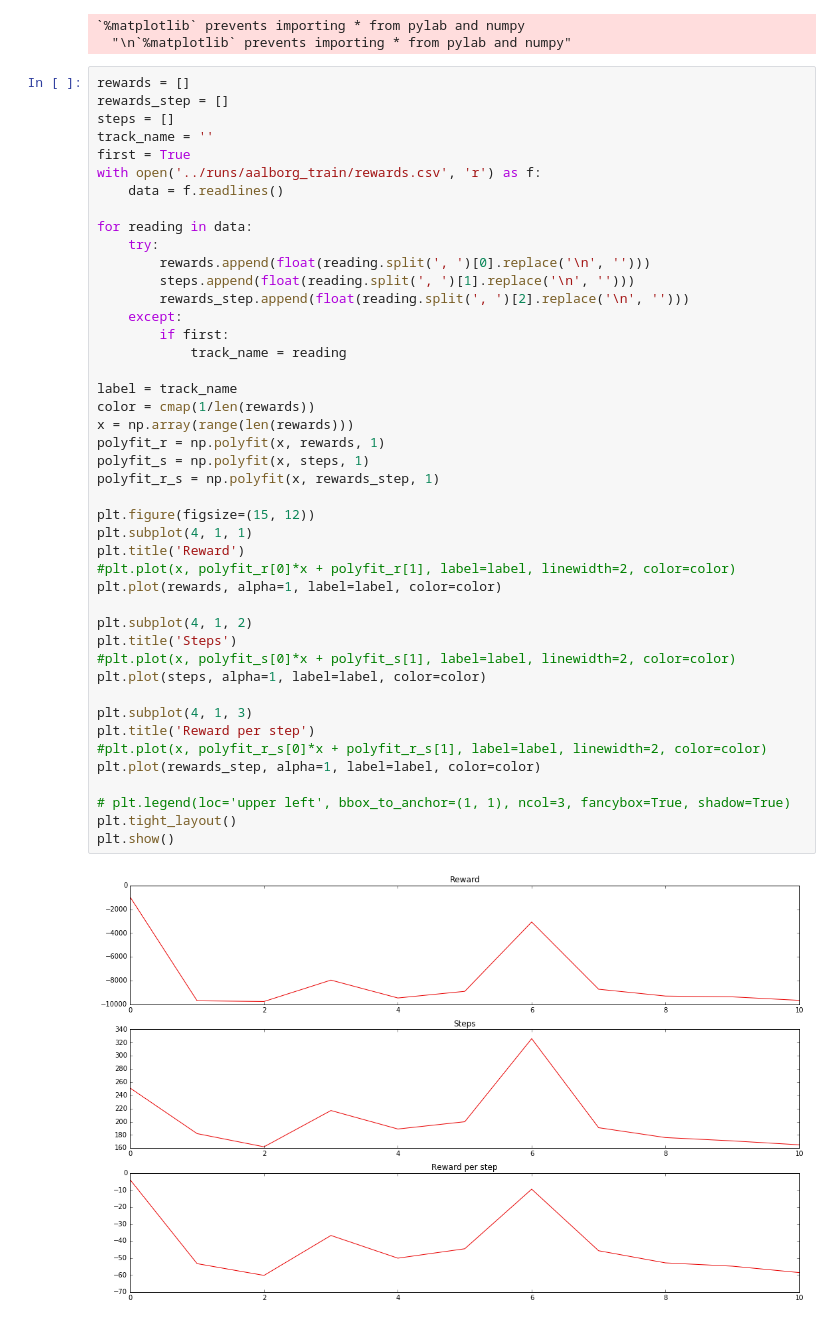
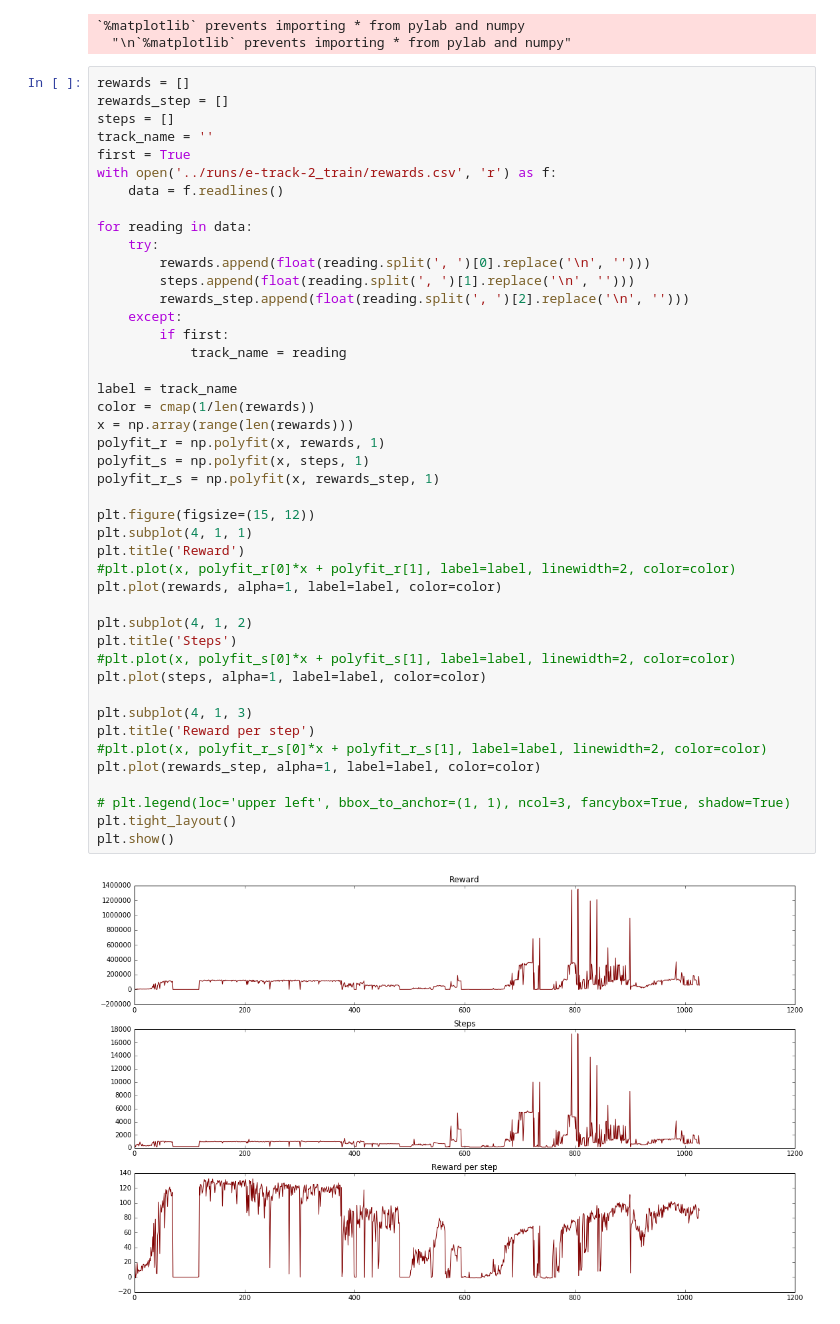
Before and after one commit to nicola-decao/Torcs-with-DDPG, a Jupyter notebook: plots/loss_plot.ipynb, the cells around one changed output. Saved outputs shown, nothing was run; the diff lists cells and outputs as text.

```diff
--- a/plots/loss_plot.ipynb
+++ b/plots/loss_plot.ipynb
@@ -14,7 +14,7 @@ rewards_step = []
 steps = []
 track_name = ''
 first = True
-with open('../runs/aalborg_train/rewards.csv', 'r') as f:
+with open('../runs/e-track-2_train/rewards.csv', 'r') as f:
     data = f.readlines()
 
 for reading in data:
@@ -26,31 +26,31 @@ for reading in data:
         if first:
             track_name = reading
 
 label = track_name
 color = cmap(1/len(rewards))
 x = np.array(range(len(rewards)))
 polyfit_r = np.polyfit(x, rewards, 1)
 polyfit_s = np.polyfit(x, steps, 1)
 polyfit_r_s = np.polyfit(x, rewards_step, 1)
 
 plt.figure(figsize=(15, 12))
 plt.subplot(4, 1, 1)
 plt.title('Reward')
 #plt.plot(x, polyfit_r[0]*x + polyfit_r[1], label=label, linewidth=2, color=color)
 plt.plot(rewards, alpha=1, label=label, color=color)
 
 plt.subplot(4, 1, 2)
 plt.title('Steps')
 #plt.plot(x, polyfit_s[0]*x + polyfit_s[1], label=label, linewidth=2, color=color)
 plt.plot(steps, alpha=1, label=label, color=color)
 
 plt.subplot(4, 1, 3)
 plt.title('Reward per step')
 #plt.plot(x, polyfit_r_s[0]*x + polyfit_r_s[1], label=label, linewidth=2, color=color)
 plt.plot(rewards_step, alpha=1, label=label, color=color)
 
 # plt.legend(loc='upper left', bbox_to_anchor=(1, 1), ncol=3, fancybox=True, shadow=True)
 plt.tight_layout()
 plt.show()
 # %% [output]
-[figure, old version]
+[figure, new version]
```
Also changed, not shown: 7 other files.
